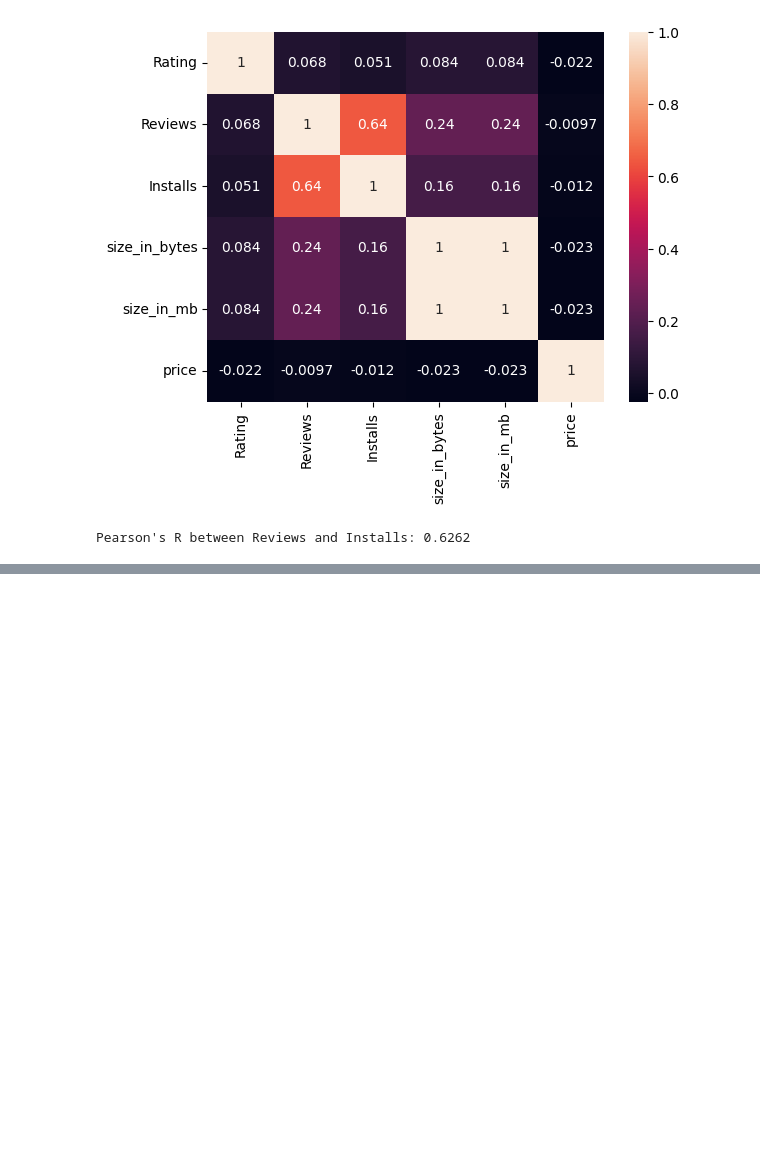
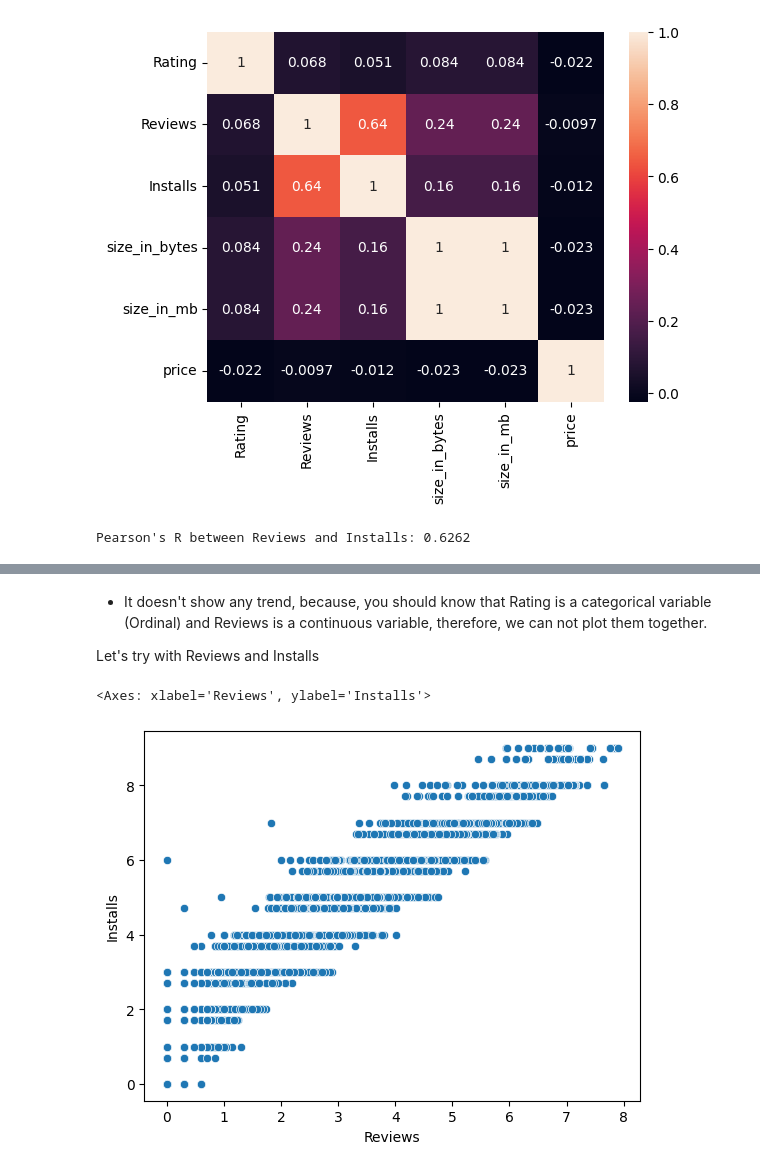
Before and after one commit to Engineer-asim/Data-Science-projects, a Jupyter notebook: googleplaystoreapp_data_analysis.ipynb, the cells around one changed output, grey strips where cells are left out. Drawn from its saved outputs; the diff is of its cells as text; code cells hidden in the pictures; blank space fills up the shorter version.

```diff
--- a/googleplaystoreapp_data_analysis.ipynb
+++ b/googleplaystoreapp_data_analysis.ipynb
@@ -508,0 +672,10 @@ Pearson's R between Reviews and Installs: 0.6262
+# %% [markdown]
+*  It doesn't show any trend, because, you should know that Rating is a categorical variable (Ordinal) and Reviews is a continuous variable, therefore, we can not plot them together.
+
+Let's try with Reviews and Installs
+# %%
+plt.Figure(figsize=(16, 6))
+sns.scatterplot(x=np.log10(df['Reviews']), y = np.log10(df['Installs']), data=df)
+# %% [output]
+<Axes: xlabel='Reviews', ylabel='Installs'>
+[figure, added]
```
Also changed, not shown: parts of 37 cells of this notebook.
